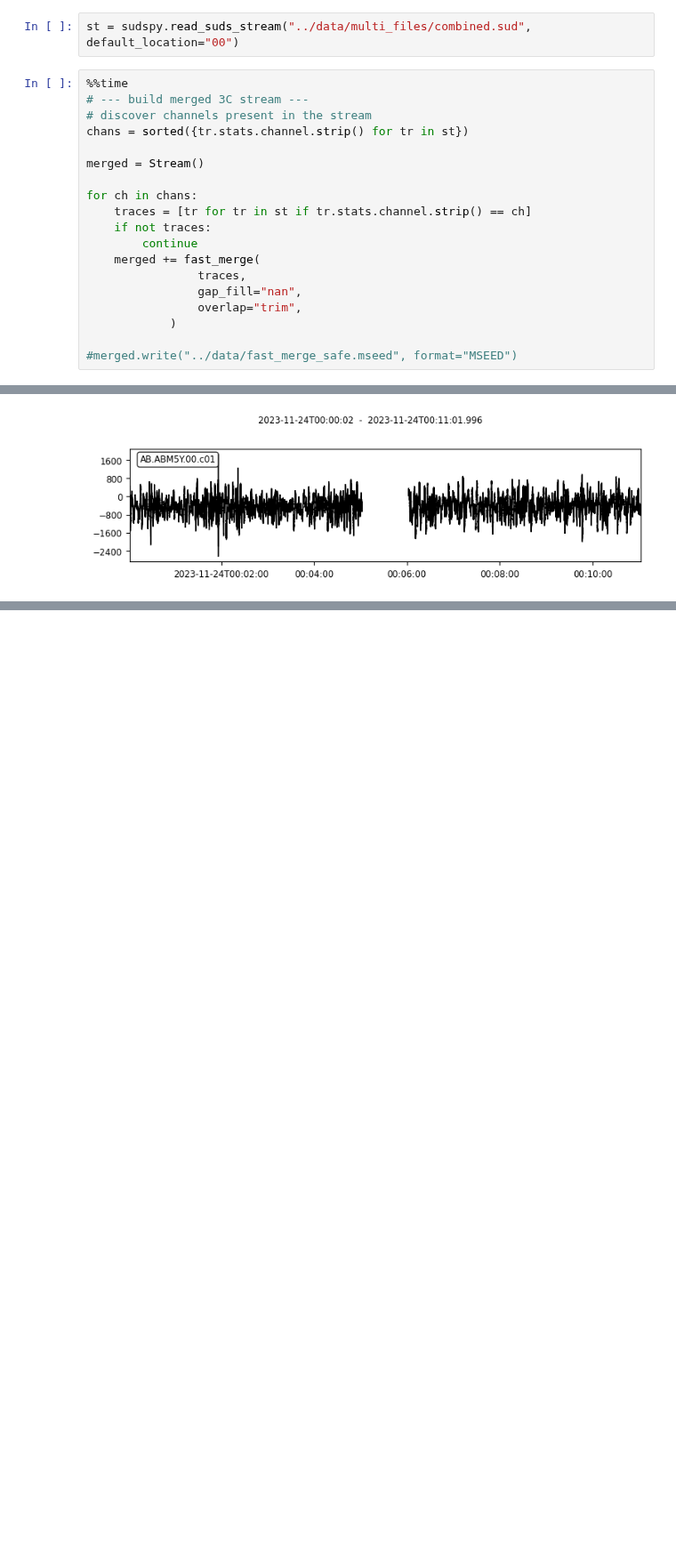
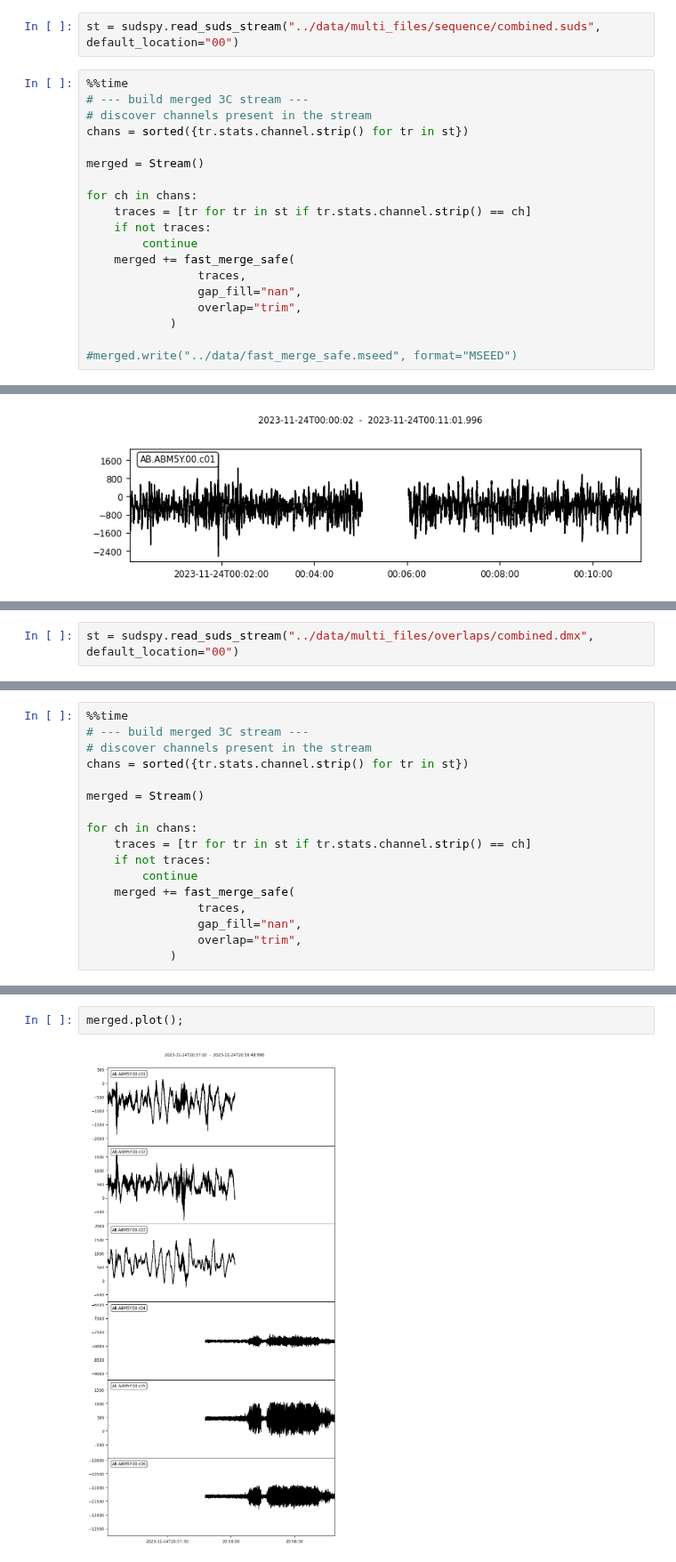
Before and after one commit to SubSurfObs/sudspy, a Jupyter notebook: notebooks/test_functions.ipynb, the cells around one changed output, grey strips where cells are left out. Shown at 89% size. Cells and saved outputs as stored; diff of their text form; blank space fills up the shorter version.

```diff
--- a/notebooks/test_functions.ipynb
+++ b/notebooks/test_functions.ipynb
@@ -167,5 +165,5 @@ ls ../data/multi_files/
 # %%
-st = sudspy.read_suds_stream("../data/multi_files/combined.sud", default_location="00")
+st = sudspy.read_suds_stream("../data/multi_files/sequence/combined.suds", default_location="00")
 # %%
 %%time
 # --- build merged 3C stream ---
@@ -178,7 +176,7 @@ for ch in chans:
     traces = [tr for tr in st if tr.stats.channel.strip() == ch]
     if not traces:
         continue
-    merged += fast_merge(
+    merged += fast_merge_safe(
                 traces,
                 gap_fill="nan",
                 overlap="trim",
@@ -194,0 +197,2 @@ merged[0].plot();
+# %%
+st = sudspy.read_suds_stream("../data/multi_files/overlaps/combined.dmx", default_location="00")
@@ -194,0 +210,17 @@ merged[0].plot();
+# %%
+%%time
+# --- build merged 3C stream ---
+# discover channels present in the stream
+chans = sorted({tr.stats.channel.strip() for tr in st})
+
+merged = Stream()
+
+for ch in chans:
+    traces = [tr for tr in st if tr.stats.channel.strip() == ch]
+    if not traces:
+        continue
+    merged += fast_merge_safe(
+                traces,
+                gap_fill="nan",
+                overlap="trim",
+            )
@@ -194,0 +230,4 @@ merged[0].plot();
+# %%
+merged.plot();
+# %% [output]
+[figure, added]
```
Also changed, not shown: parts of 10 cells of this notebook, 21 other files.
